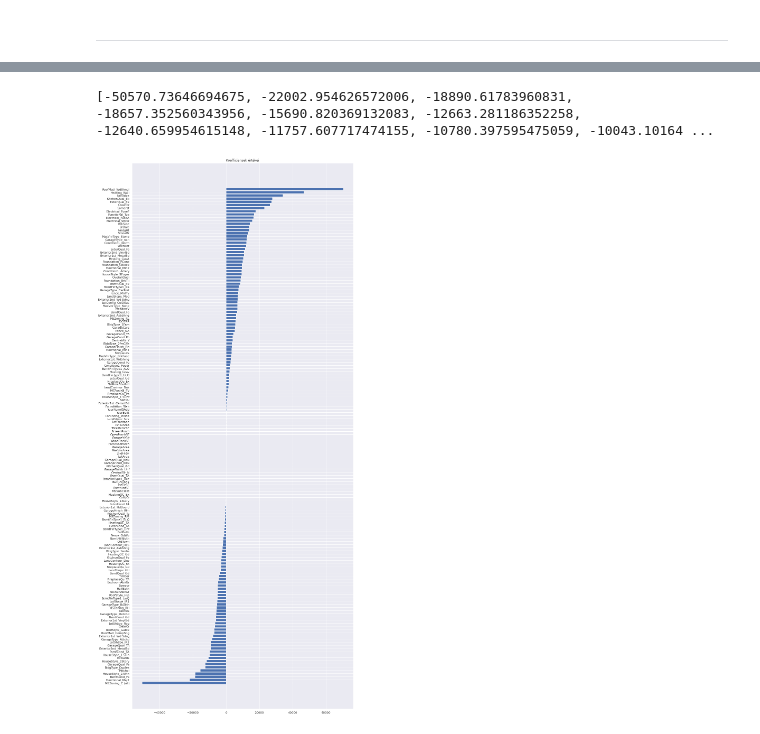
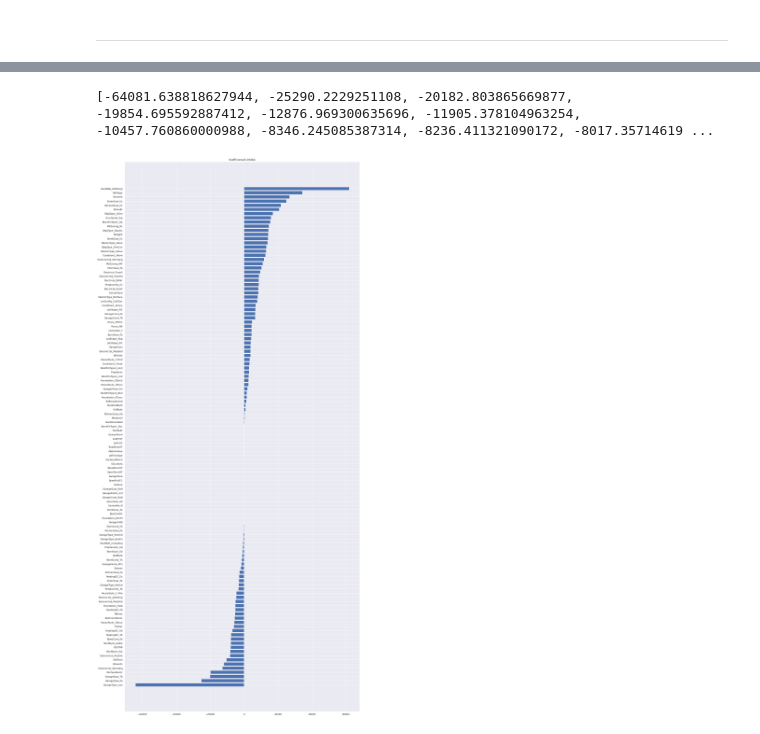
Before and after one commit to sipocz/Colab, a Jupyter notebook: Ames_house_pricing_analysis_step_2.ipynb, the cells around one changed output, grey strips where cells are left out. Saved outputs shown, nothing was run; the diff lists cells and outputs as text; code cells hidden in the pictures.

```diff
--- a/Ames_house_pricing_analysis_step_2.ipynb
+++ b/Ames_house_pricing_analysis_step_2.ipynb
@@ -1417,0 +1465,15 @@ Innen viszza a fővonalra
+# %%
+#print(cordl["SalePrice"])
+ColListF=[]
+ColListA=[]
+
+for i in cordl.index:
+    if cordl.loc[i,"SalePrice"] > correlationLimit:
+        ColListF.append(i)
+
+print(ColListF)
+for i in cords.index:
+    if cords.loc[i,"SalePrice"] <  -1.0*correlationLimit:
+        ColListA.append(i)
+
+print(ColListA)
@@ -1421,8 +1487,8 @@ print(l1)
 # %% [output]
 ['SalePrice', 'OverallQual', 'GrLivArea', 'TotalBsmtSF', 'GarageCars', '1stFlrSF', 'GarageArea', 'FullBath', 'TotRmsAbvGrd', 'ExterQual_Gd', 'YearBuilt', 'YearRemodAdd', 'Fireplaces', 'Foundation_PCon ...
 # %%
-l2=list(cords["SalePrice"].index)
-nlarge=list((l1+l2[1:]))
+
+nlarge=list((ColListF+ColListA))
 # ha összefűződik a 2 lista lehet, hogy benne van a SalePrice is. Az NAGYON nem jó
 if "SalePrice" in nlarge[1:]:
     print("SalePrice a fedélzeten :-( ")
@@ -1748,7 +1821,7 @@ plt.show()
 
 ---
 # %%
-divnum = 0.5 #@param {type:"slider", min:0, max:1, step:0.1}
+divnum = 0.8 #@param {type:"slider", min:0, max:1, step:0.1}
 # %%
 #divnum=0.7
 Ysize=len(Y)
@@ -1759,7 +1832,7 @@ X1=X[0:divider]
 X2=X[divider:]
 # %%
 from sklearn.linear_model import Lasso
-alpha=0.01 # itt lehet állítan a pontosságot
+alpha=0.0005 # itt lehet állítan a pontosságot
 lassoreg = Lasso(alpha=alpha,normalize=True, max_iter=1e7)
 lassoreg.fit(X1,Y1)
 lassopredY1 = lassoreg.predict(X1)
@@ -1823,19 +1902,19 @@ Y2.describe()
 # %%
 SX=X.columns
 SY=lassoreg.coef_
 ziped=zip(SY,SX)
 SortedXY=sorted(ziped,reverse=False)
 #print(SortedXY)
 SX,SY=list(zip(*SortedXY))
 SX=list(SX)
 print(SX)
 SY=list(SY)
-plt.figure(figsize=(15,38))
+plt.figure(figsize=(20,48))
 #plt.barh(X.columns[0:90],lassoreg.coef_[0:90],)
 plt.barh(SY,SX)
 plt.title("Koefficiensek értékei")
 
 plt.show()
 # %% [output]
-[-50570.73646694675, -22002.954626572006, -18890.61783960831, -18657.352560343956, -15690.820369132083, -12663.281186352258, -12640.659954615148, -11757.607717474155, -10780.397595475059, -10043.10164 ...
+[-64081.638818627944, -25290.2229251108, -20182.803865669877, -19854.695592887412, -12876.969300635696, -11905.378104963254, -10457.760860000988, -8346.245085387314, -8236.411321090172, -8017.35714619 ...
-[figure, old version]
+[figure, new version]
```
Also changed, not shown: parts of 28 cells of this notebook.
